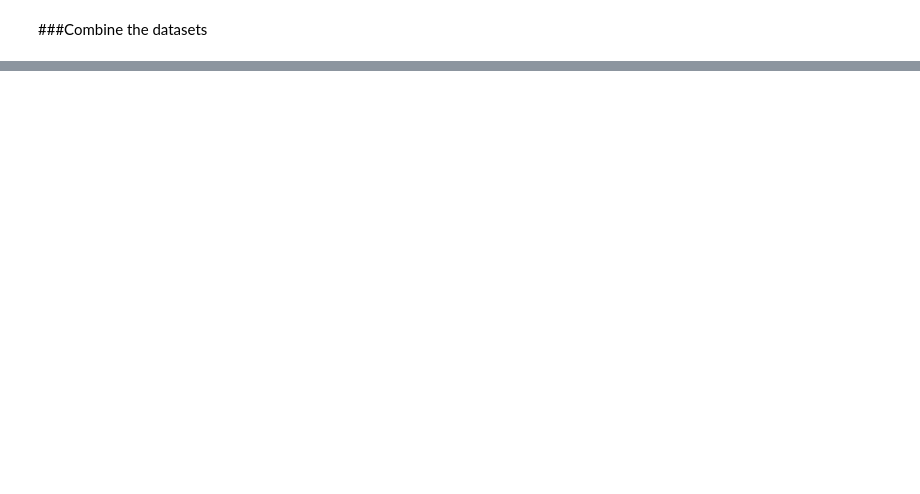
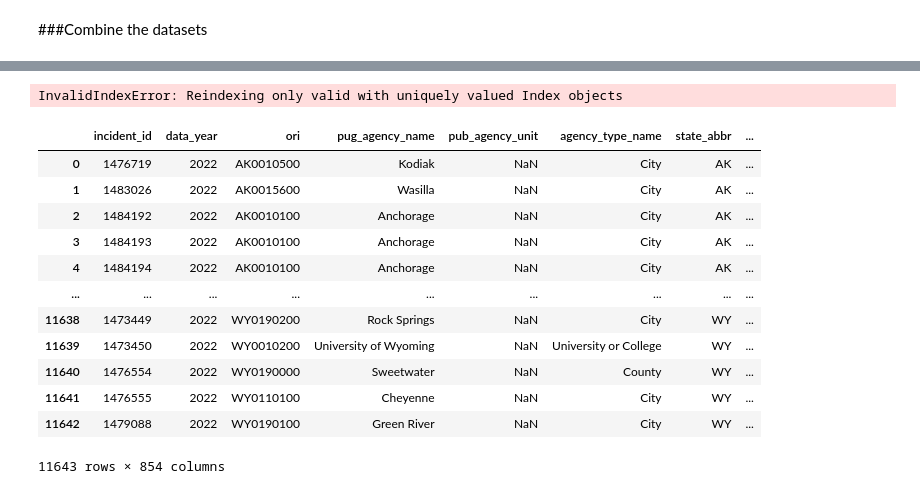
Before and after one commit to IsaacFigNewton/Analyzing-Hate-Crime-Data, a Jupyter notebook: Hate_Crime_Data_Exploration.ipynb, the cells around one changed output, grey strips where cells are left out. Drawn from its saved outputs; the diff is of its cells as text; code cells hidden in the pictures; blank space fills up the shorter version.

```diff
--- a/Hate_Crime_Data_Exploration.ipynb
+++ b/Hate_Crime_Data_Exploration.ipynb
@@ -23,2 +63,5 @@ def fixHeaders(df):
+# %%
+#only consider the 2022 crime data
+crime_df = crime_df[crime_df['data_year'] == 2022]
 # %% [markdown]
 ###Combine the datasets
@@ -60,0 +68,35 @@ county_demo_df.head()
+# %%
+#only include entries corresponding to actual incidents
+# merged_df = crime_df.merge(city_demo_df, on=["pug_agency_name", "agency_type_name", "state_name"], how="left")
+# merged_df = merged_df.merge(county_demo_df, on=["pug_agency_name", "agency_type_name", "state_name"], how="left")
+# merged_df = merged_df[pd.notna(merged_df['incident_id'])]
+
+# Merge city demographics with crime dataframe
+merged_city_df = crime_df.merge(city_demo_df, on=["pug_agency_name", "agency_type_name", "state_name"], how="left")
+
+# Merge county demographics with crime dataframe
+merged_county_df = crime_df.merge(county_demo_df, on=["pug_agency_name", "agency_type_name", "state_name"], how="left")
+
+# Concatenate both dataframes along the rows
+merged_df = pd.concat([merged_city_df, merged_county_df])
+
+# Remove rows where incident_id is NaN
+merged_df = merged_df.dropna(subset=['incident_id'])
+# %% [output]
+InvalidIndexError: Reindexing only valid with uniquely valued Index objects
+# %%
+merged_df
+# %% [output]
+|  | incident_id | data_year | ori | pug_agency_name | pub_agency_unit | agency_type_name | state_abbr | ... |
+| 0 | 1476719 | 2022 | AK0010500 | Kodiak | NaN | City | AK | ... |
+| 1 | 1483026 | 2022 | AK0015600 | Wasilla | NaN | City | AK | ... |
+| 2 | 1484192 | 2022 | AK0010100 | Anchorage | NaN | City | AK | ... |
+| 3 | 1484193 | 2022 | AK0010100 | Anchorage | NaN | City | AK | ... |
+| 4 | 1484194 | 2022 | AK0010100 | Anchorage | NaN | City | AK | ... |
+| ... | ... | ... | ... | ... | ... | ... | ... | ... |
+| 11638 | 1473449 | 2022 | WY0190200 | Rock Springs | NaN | City | WY | ... |
+| 11639 | 1473450 | 2022 | WY0010200 | University of Wyoming | NaN | University or College | WY | ... |
+| 11640 | 1476554 | 2022 | WY0190000 | Sweetwater | NaN | County | WY | ... |
+| 11641 | 1476555 | 2022 | WY0110100 | Cheyenne | NaN | City | WY | ... |
+| 11642 | 1479088 | 2022 | WY0190100 | Green River | NaN | City | WY | ... |
+11643 rows × 854 columns
```
Also changed, not shown: parts of 9 cells of this notebook.
